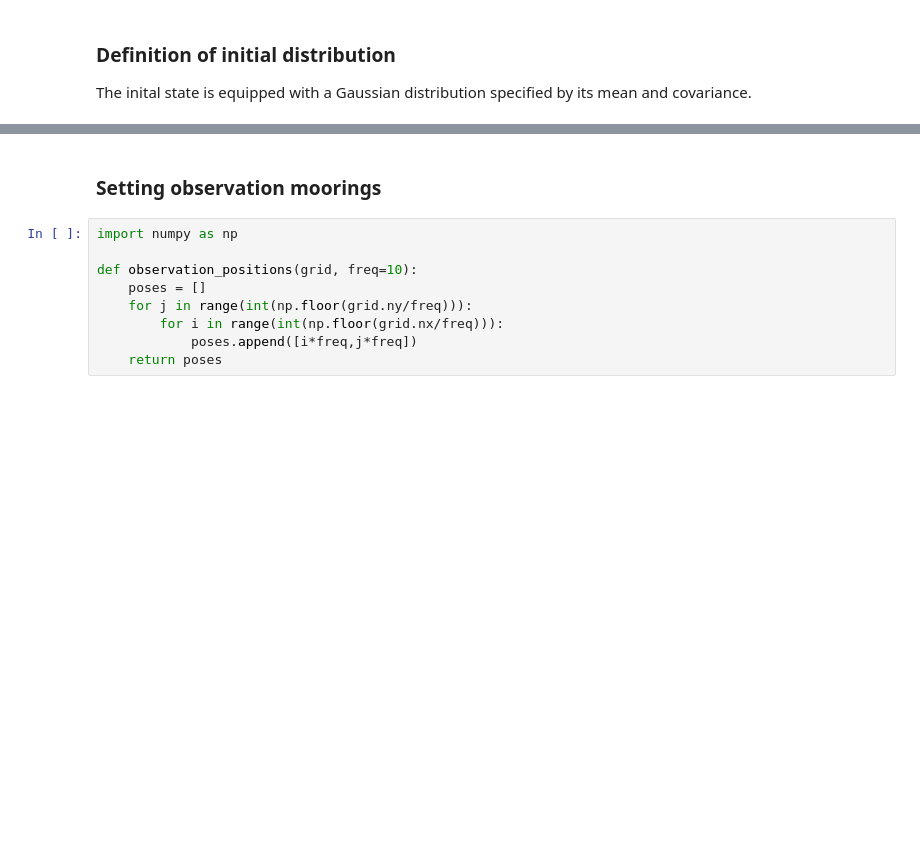
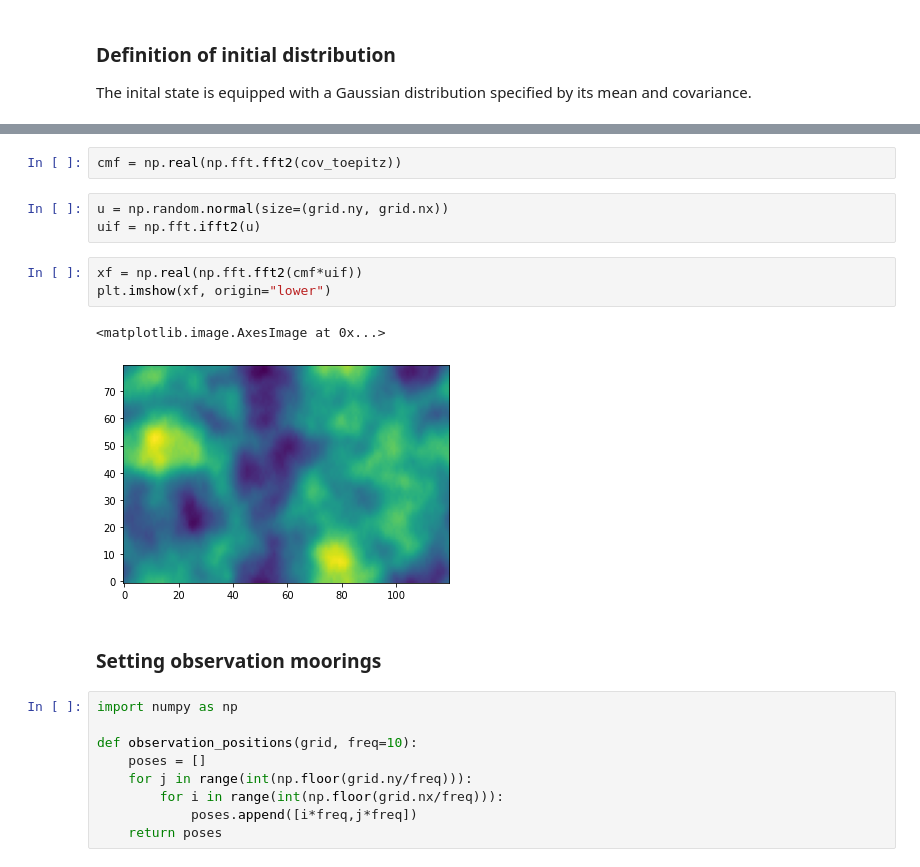
Before and after one commit to FlorianBeiser/advectionDiffusion, a Jupyter notebook: KFiltering.ipynb, the cells around one changed output, grey strips where cells are left out. Drawn from its saved outputs; the diff is of its cells as text; blank space fills up the shorter version.

```diff
--- a/KFiltering.ipynb
+++ b/KFiltering.ipynb
@@ -48,3 +57,14 @@ Please remember to set priors!
+# %%
+cmf = np.real(np.fft.fft2(cov_toepitz))
+# %%
+u = np.random.normal(size=(grid.ny, grid.nx))
+uif = np.fft.ifft2(u)
+# %%
+xf = np.real(np.fft.fft2(cmf*uif))
+plt.imshow(xf, origin="lower")
+# %% [output]
+<matplotlib.image.AxesImage at 0x...>
+[figure, added]
 # %% [markdown]
 ### Setting observation moorings
 # %%
```
Also changed, not shown: parts of 5 cells of this notebook, 9 other files.
